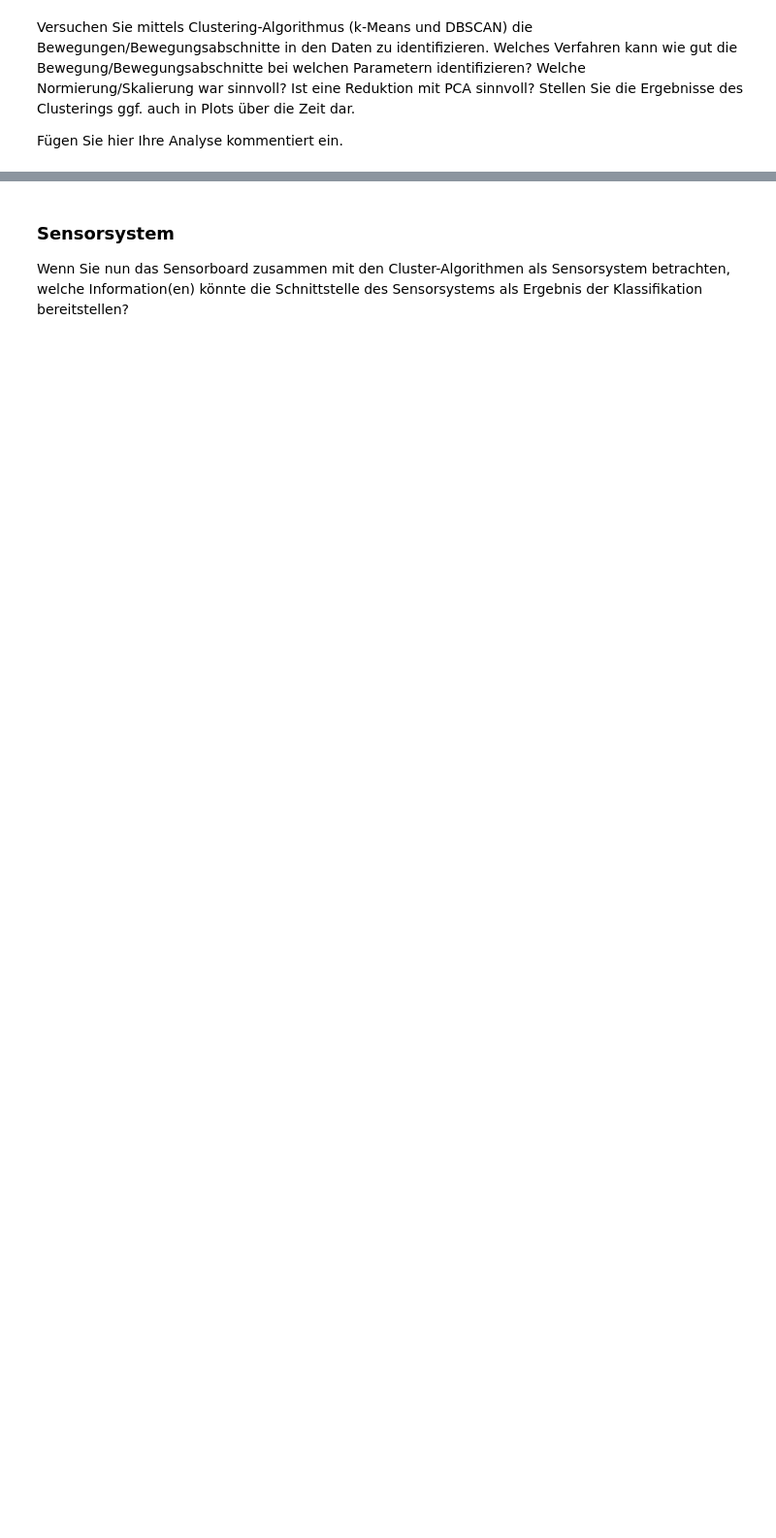
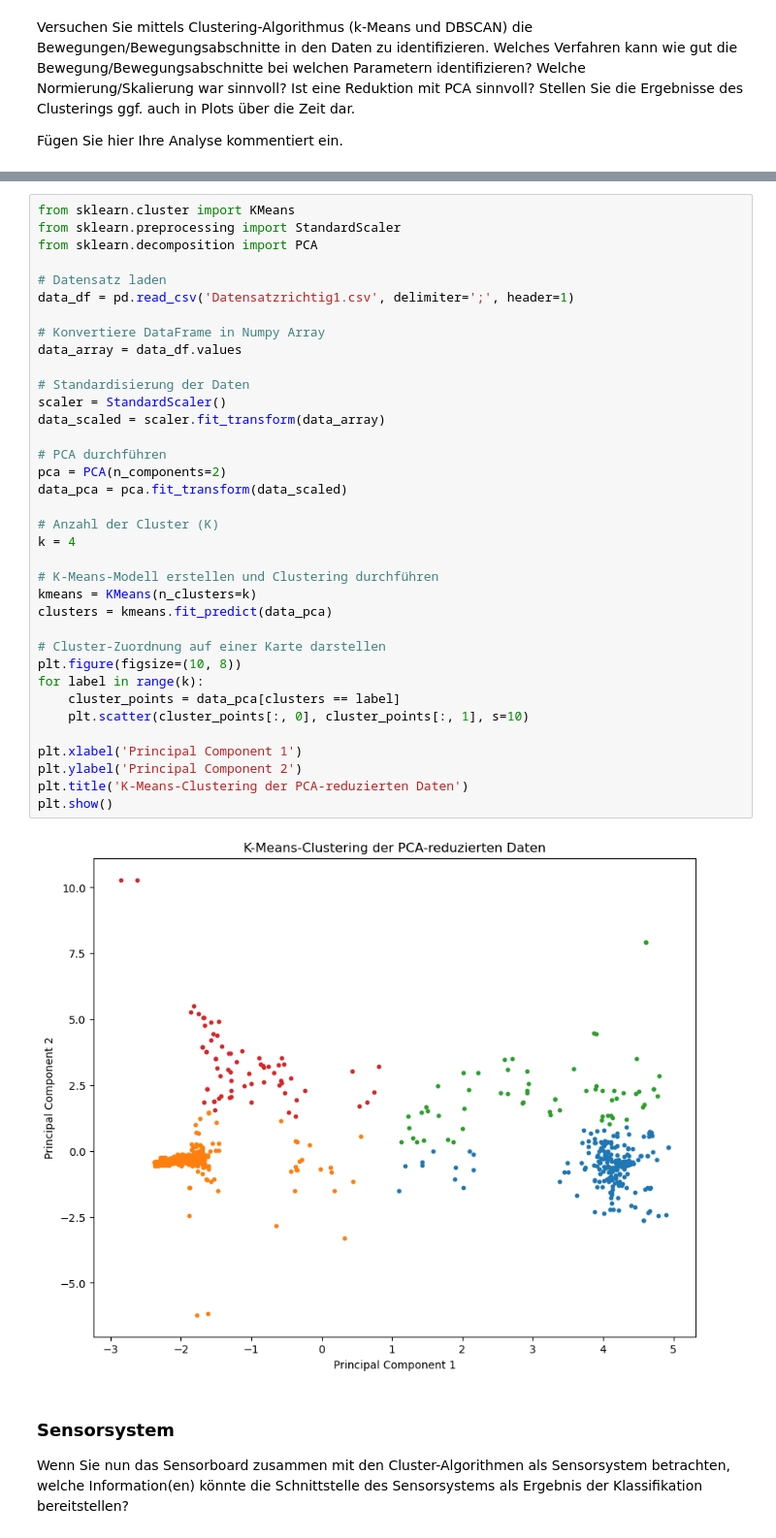
Before and after one commit to kanuphamm/ISS_Praktikum, a Jupyter notebook: Praktikum4/Praktikum4_v02tt-Copy1.ipynb, the cells around one changed output, grey strips where cells are left out. Shown at 97% size. Drawn from its saved outputs; the diff is of its cells as text; blank space fills up the shorter version.

```diff
--- a/Praktikum4/Praktikum4_v02tt-Copy1.ipynb
+++ b/Praktikum4/Praktikum4_v02tt-Copy1.ipynb
@@ -375,3 +443,41 @@ plt.show()
+# %%
+from sklearn.cluster import KMeans
+from sklearn.preprocessing import StandardScaler
+from sklearn.decomposition import PCA
+
+# Datensatz laden
+data_df = pd.read_csv('Datensatzrichtig1.csv', delimiter=';', header=1)
+
+# Konvertiere DataFrame in Numpy Array
+data_array = data_df.values
+
+# Standardisierung der Daten
+scaler = StandardScaler()
+data_scaled = scaler.fit_transform(data_array)
+
+# PCA durchführen
+pca = PCA(n_components=2)
+data_pca = pca.fit_transform(data_scaled)
+
+# Anzahl der Cluster (K)
+k = 4
+
+# K-Means-Modell erstellen und Clustering durchführen
+kmeans = KMeans(n_clusters=k)
+clusters = kmeans.fit_predict(data_pca)
+
+# Cluster-Zuordnung auf einer Karte darstellen
+plt.figure(figsize=(10, 8))
+for label in range(k):
+    cluster_points = data_pca[clusters == label]
+    plt.scatter(cluster_points[:, 0], cluster_points[:, 1], s=10)
+
+plt.xlabel('Principal Component 1')
+plt.ylabel('Principal Component 2')
+plt.title('K-Means-Clustering der PCA-reduzierten Daten')
+plt.show()
+# %% [output]
+[figure, added]
 # %% [markdown]
 ### Sensorsystem
 Wenn Sie nun das Sensorboard zusammen mit den Cluster-Algorithmen als Sensorsystem betrachten, welche Information(en) könnte die Schnittstelle des Sensorsystems als Ergebnis der Klassifikation bereitstellen?
```
Also changed, not shown: parts of 6 cells of this notebook, 1 other file.
